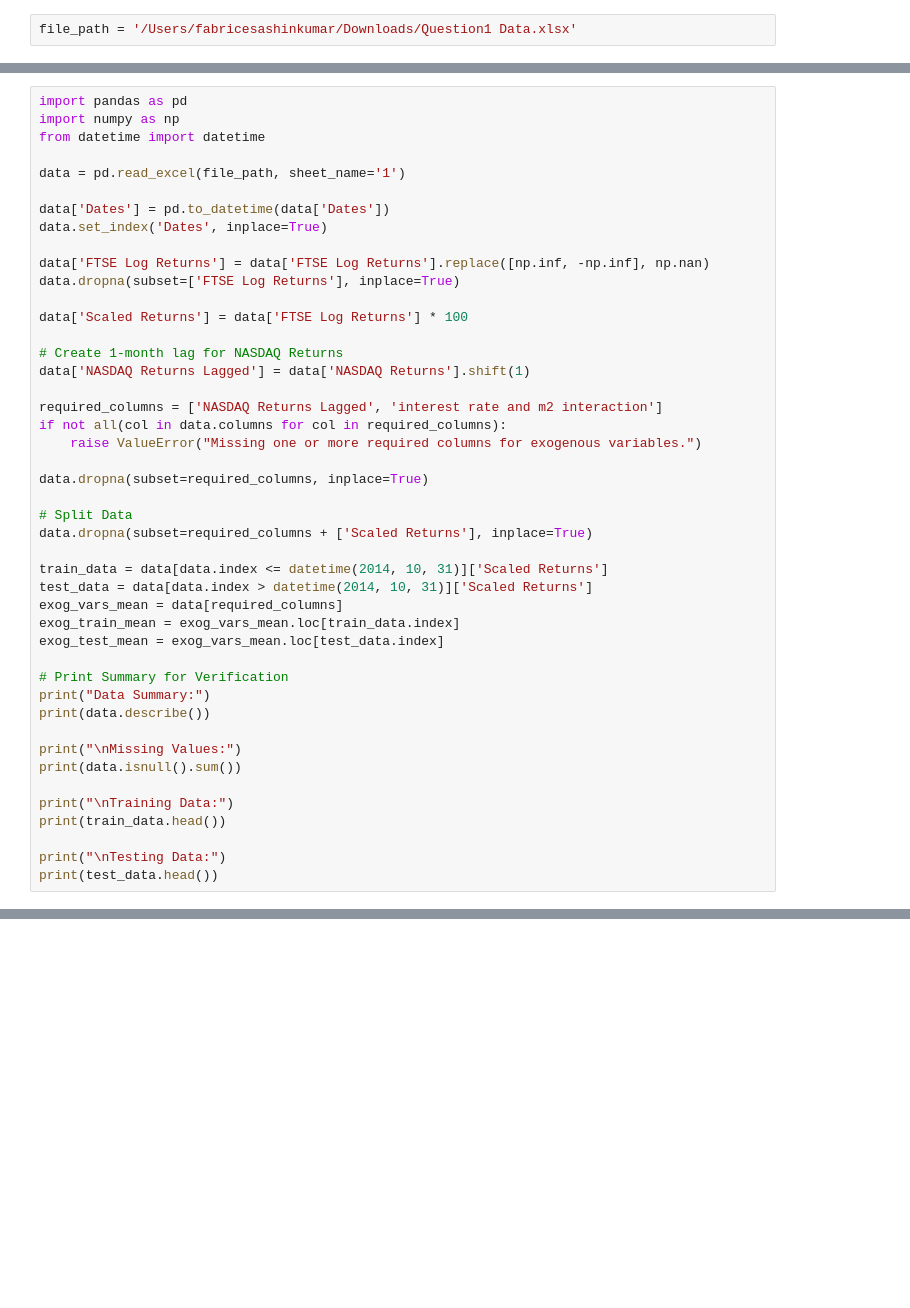
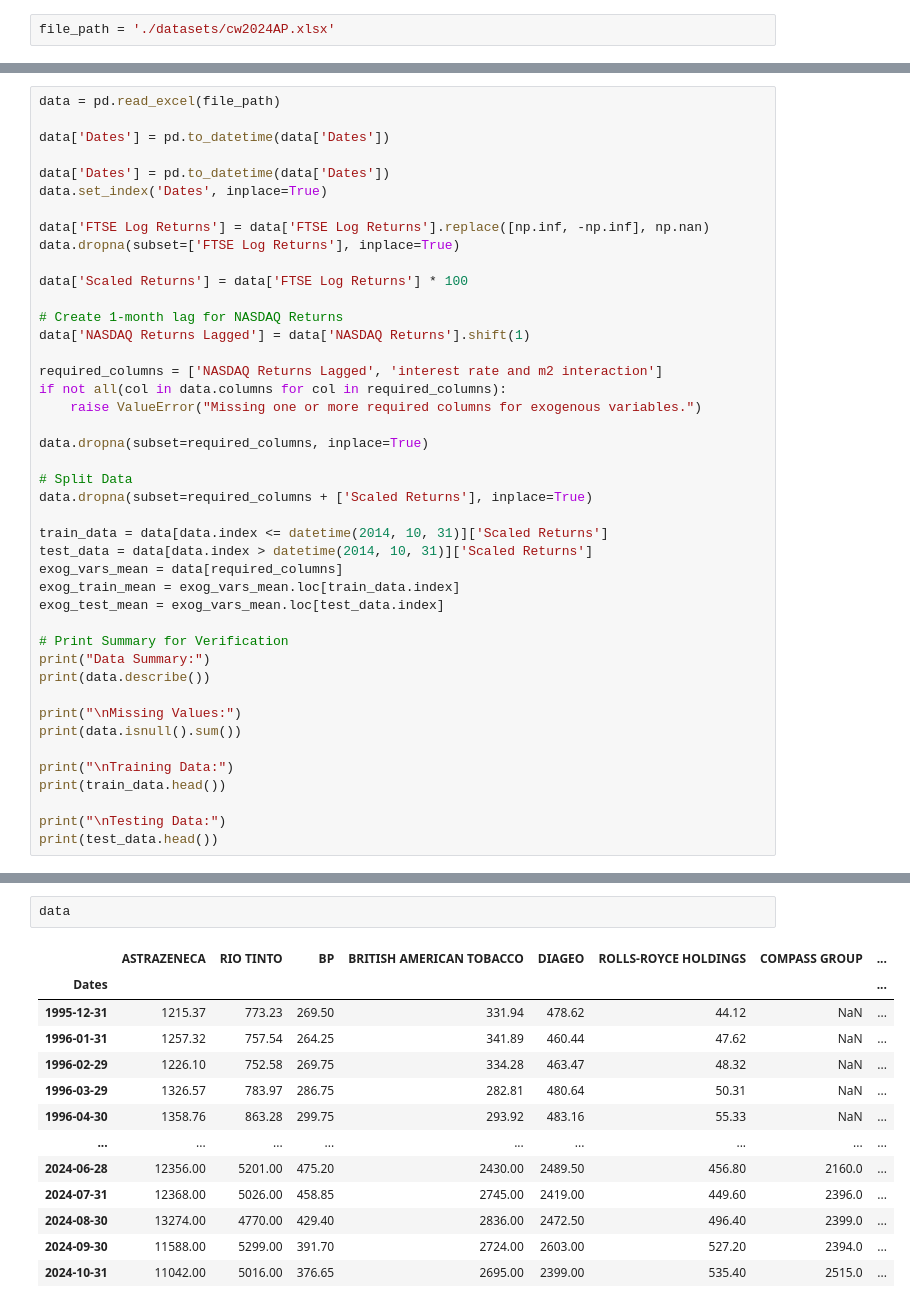
Before and after one commit to RemaniSA/Asset-Pricing-Project, a Jupyter notebook: Question_1_Model_Code.ipynb, the cells around one changed output, grey strips where cells are left out. Cells and saved outputs as stored; diff of their text form; blank space fills up the shorter version.

Commit message:
Moved datasets to specific file and renamed code

```diff
--- a/Question_1_Model_Code.ipynb
+++ b/Question_1_Model_Code.ipynb
@@ -1,2 +1,2 @@
 # %%
-file_path = '/Users/fabricesashinkumar/Downloads/Question1 Data.xlsx'
+file_path = './datasets/cw2024AP.xlsx'
@@ -3,9 +7,7 @@ file_path = '/Users/fabricesashinkumar/Downloads/Question1 Data.xlsx'
 # %%
-import pandas as pd
-import numpy as np
-from datetime import datetime
+data = pd.read_excel(file_path)
 
-data = pd.read_excel(file_path, sheet_name='1')
+data['Dates'] = pd.to_datetime(data['Dates'])
 
 data['Dates'] = pd.to_datetime(data['Dates'])
 data.set_index('Dates', inplace=True)
@@ -65,0 +52,16 @@ Name: Scaled Returns, dtype: float64
+# %%
+data
+# %% [output]
+|  | ASTRAZENECA | RIO TINTO | BP | BRITISH AMERICAN TOBACCO | DIAGEO | ROLLS-ROYCE HOLDINGS | COMPASS GROUP | ... |
+| Dates |  |  |  |  |  |  |  | ... |
+| 1995-12-31 | 1215.37 | 773.23 | 269.50 | 331.94 | 478.62 | 44.12 | NaN | ... |
+| 1996-01-31 | 1257.32 | 757.54 | 264.25 | 341.89 | 460.44 | 47.62 | NaN | ... |
+| 1996-02-29 | 1226.10 | 752.58 | 269.75 | 334.28 | 463.47 | 48.32 | NaN | ... |
+| 1996-03-29 | 1326.57 | 783.97 | 286.75 | 282.81 | 480.64 | 50.31 | NaN | ... |
+| 1996-04-30 | 1358.76 | 863.28 | 299.75 | 293.92 | 483.16 | 55.33 | NaN | ... |
+| ... | ... | ... | ... | ... | ... | ... | ... | ... |
+| 2024-06-28 | 12356.00 | 5201.00 | 475.20 | 2430.00 | 2489.50 | 456.80 | 2160.0 | ... |
+| 2024-07-31 | 12368.00 | 5026.00 | 458.85 | 2745.00 | 2419.00 | 449.60 | 2396.0 | ... |
+| 2024-08-30 | 13274.00 | 4770.00 | 429.40 | 2836.00 | 2472.50 | 496.40 | 2399.0 | ... |
+| 2024-09-30 | 11588.00 | 5299.00 | 391.70 | 2724.00 | 2603.00 | 527.20 | 2394.0 | ... |
+| 2024-10-31 | 11042.00 | 5016.00 | 376.65 | 2695.00 | 2399.00 | 535.40 | 2515.0 | ... |
```
Also changed, not shown: parts of 6 cells of this notebook, 6 other files.
